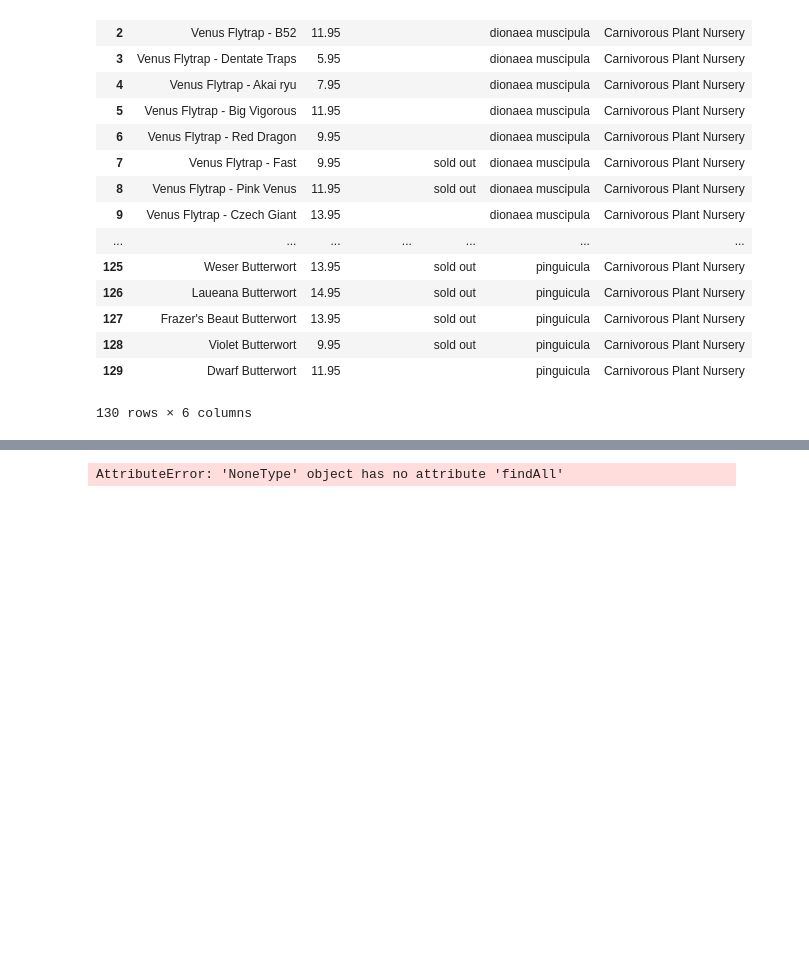
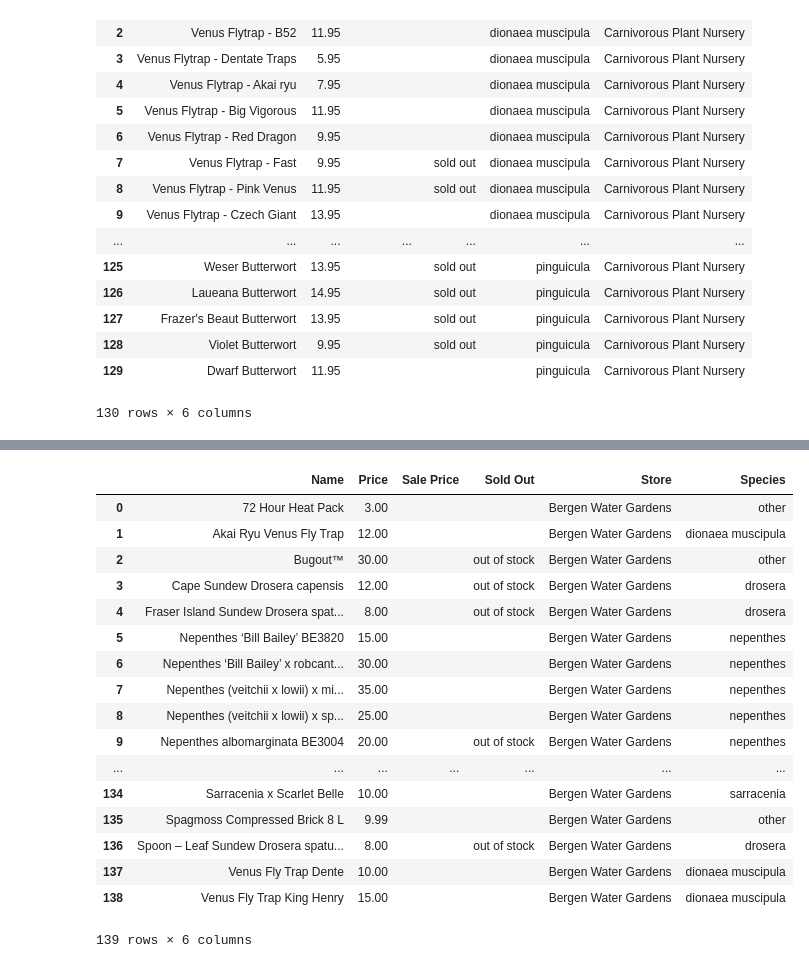
Before and after one commit to jsc034/Garden, a Jupyter notebook: Carnivorous Plant Database.ipynb, the cells around one changed output, grey strips where cells are left out. Saved outputs shown, nothing was run; the diff lists cells and outputs as text; code cells hidden in the pictures; blank space fills up the shorter version.

```diff
--- a/Carnivorous Plant Database.ipynb
+++ b/Carnivorous Plant Database.ipynb
@@ -689,7 +689,7 @@ try:
         #increase page_number for while loop
         page_number = page_number + 1
 except (AttributeError,IndexError):
-    continue #when there is no page, while loop stops
+    print('done') #when there is no page, while loop stops
 
 
 
@@ -701,12 +701,18 @@ IndentationError: expected an indented block (<ipython-input-81-ea9bc0536121>, l
+|  | Name | Price | Sale Price | Sold Out | Store | Species |
+| 0 | 72 Hour Heat Pack | 3.00 |  |  | Bergen Water Gardens | other |
+| 1 | Akai Ryu Venus Fly Trap | 12.00 |  |  | Bergen Water Gardens | dionaea muscipula |
+| 2 | Bugout™ | 30.00 |  | out of stock | Bergen Water Gardens | other |
+| 3 | Cape Sundew Drosera capensis | 12.00 |  | out of stock | Bergen Water Gardens | drosera |
+| 4 | Fraser Island Sundew Drosera spat... | 8.00 |  | out of stock | Bergen Water Gardens | drosera |
+| 5 | Nepenthes ‘Bill Bailey’ BE3820 | 15.00 |  |  | Bergen Water Gardens | nepenthes |
+| 6 | Nepenthes ‘Bill Bailey’ x robcant... | 30.00 |  |  | Bergen Water Gardens | nepenthes |
+| 7 | Nepenthes (veitchii x lowii) x mi... | 35.00 |  |  | Bergen Water Gardens | nepenthes |
+| 8 | Nepenthes (veitchii x lowii) x sp... | 25.00 |  |  | Bergen Water Gardens | nepenthes |
+| 9 | Nepenthes albomarginata BE3004 | 20.00 |  | out of stock | Bergen Water Gardens | nepenthes |
+| ... | ... | ... | ... | ... | ... | ... |
+| 134 | Sarracenia x Scarlet Belle | 10.00 |  |  | Bergen Water Gardens | sarracenia |
+| 135 | Spagmoss Compressed Brick 8 L | 9.99 |  |  | Bergen Water Gardens | other |
+| 136 | Spoon – Leaf Sundew Drosera spatu... | 8.00 |  | out of stock | Bergen Water Gardens | drosera |
+| 137 | Venus Fly Trap Dente | 10.00 |  |  | Bergen Water Gardens | dionaea muscipula |
+| 138 | Venus Fly Trap King Henry | 15.00 |  |  | Bergen Water Gardens | dionaea muscipula |
+139 rows × 6 columns
-# %%
-URL = 'https://bergenwatergardens.com/product-category/carnivorous-plants/?fwp_paged=%d' % 10
-#URL = 'https://bergenwatergardens.com/chinese-lotus-tubers-for-sale/akai-ryu-venus-fly-trap/'
-h = {'User-Agent':'Mozilla/5.0 (Windows NT 6.1) AppleWebKit/537.36 (KHTML, like Gecko) Chrome/41.0.2228.0 Safari/537.3'}
-req = Request(URL,headers=h)
-page = urlopen(req).read()
-soup = BeautifulSoup(page,'html.parser')
-
-containers = soup.find('ul',attrs={'class':'products columns-4'})
-containers = containers.findAll('li')
-# %% [output]
-AttributeError: 'NoneType' object has no attribute 'findAll'
```
Also changed, not shown: parts of 8 cells of this notebook.
